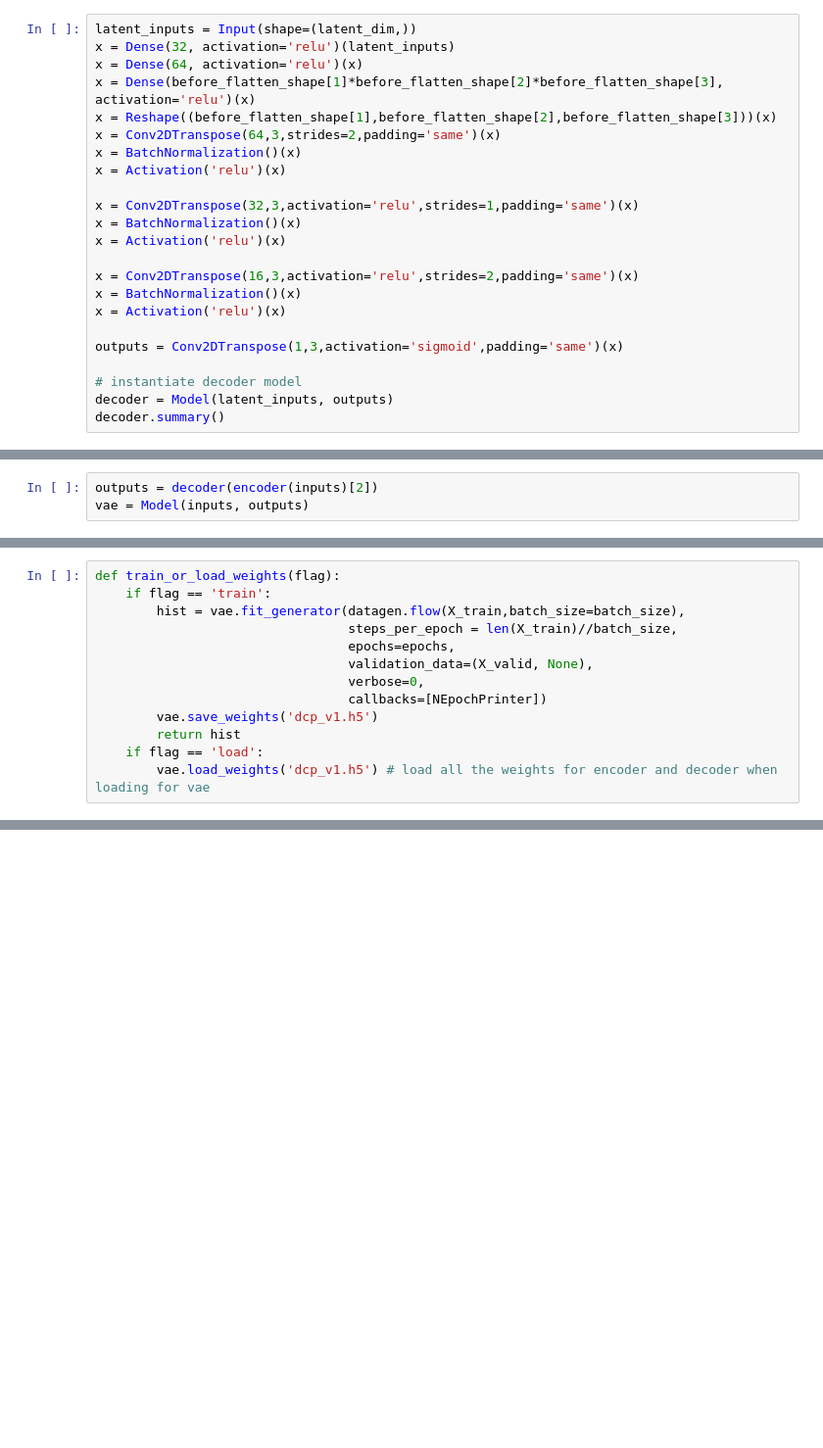
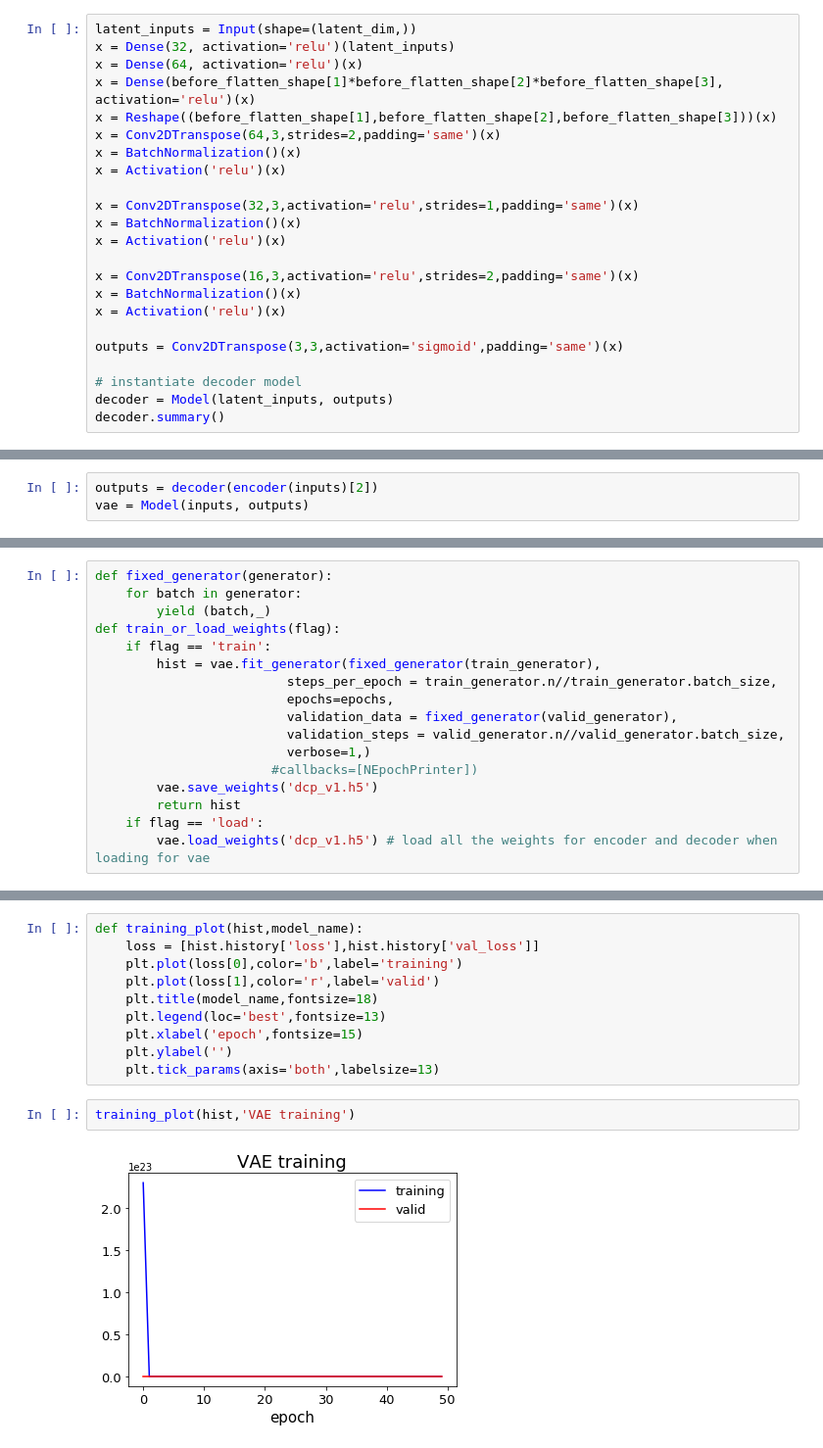
Before and after one commit to sungsujaing/letter_digit_generator_VAE, a Jupyter notebook: DCP_v1.ipynb, the cells around one changed output, grey strips where cells are left out. Shown at 98% size. Drawn from its saved outputs; the diff is of its cells as text; blank space fills up the shorter version.

Commit message:
updated DCP_v1 with image_data_gen flow_from_directory due to OOM issue

```diff
--- a/DCP_v1.ipynb
+++ b/DCP_v1.ipynb
@@ -174,7 +179,7 @@ x = Conv2DTranspose(16,3,activation='relu',strides=2,padding='same')(x)
 x = BatchNormalization()(x)
 x = Activation('relu')(x)
 
-outputs = Conv2DTranspose(1,3,activation='sigmoid',padding='same')(x)
+outputs = Conv2DTranspose(3,3,activation='sigmoid',padding='same')(x)
 
 # instantiate decoder model
 decoder = Model(latent_inputs, outputs)
@@ -210,16 +216,3 @@ datagen = ImageDataGenerator()
-# %%
-def train_or_load_weights(flag):
-    if flag == 'train':
-        hist = vae.fit_generator(datagen.flow(X_train,batch_size=batch_size),
-                                 steps_per_epoch = len(X_train)//batch_size,
-                                 epochs=epochs,
-                                 validation_data=(X_valid, None),
-                                 verbose=0,
-                                 callbacks=[NEpochPrinter])
-        vae.save_weights('dcp_v1.h5')
-        return hist
-    if flag == 'load':
-        vae.load_weights('dcp_v1.h5') # load all the weights for encoder and decoder when loading for vae
 # %%
 vae.add_loss(vae_loss)
 vae.compile(optimizer='rmsprop')
@@ -227,2 +234,19 @@ vae.summary()
+# %%
+def fixed_generator(generator):
+    for batch in generator:
+        yield (batch,_)
+def train_or_load_weights(flag):
+    if flag == 'train':
+        hist = vae.fit_generator(fixed_generator(train_generator),
+                         steps_per_epoch = train_generator.n//train_generator.batch_size,
+                         epochs=epochs,
+                         validation_data = fixed_generator(valid_generator),
+                         validation_steps = valid_generator.n//valid_generator.batch_size,
+                         verbose=1,)
+                       #callbacks=[NEpochPrinter])
+        vae.save_weights('dcp_v1.h5')
+        return hist
+    if flag == 'load':
+        vae.load_weights('dcp_v1.h5') # load all the weights for encoder and decoder when loading for vae
 # %%
 hist = train_or_load_weights(flag='train')
@@ -228,0 +271,14 @@ hist = train_or_load_weights(flag='train')
+# %%
+def training_plot(hist,model_name):
+    loss = [hist.history['loss'],hist.history['val_loss']]
+    plt.plot(loss[0],color='b',label='training')
+    plt.plot(loss[1],color='r',label='valid')
+    plt.title(model_name,fontsize=18)
+    plt.legend(loc='best',fontsize=13)
+    plt.xlabel('epoch',fontsize=15)
+    plt.ylabel('')
+    plt.tick_params(axis='both',labelsize=13)
+# %%
+training_plot(hist,'VAE training')
+# %% [output]
+[figure, added]
```
Also changed, not shown: parts of 25 cells of this notebook, 1 other file.
